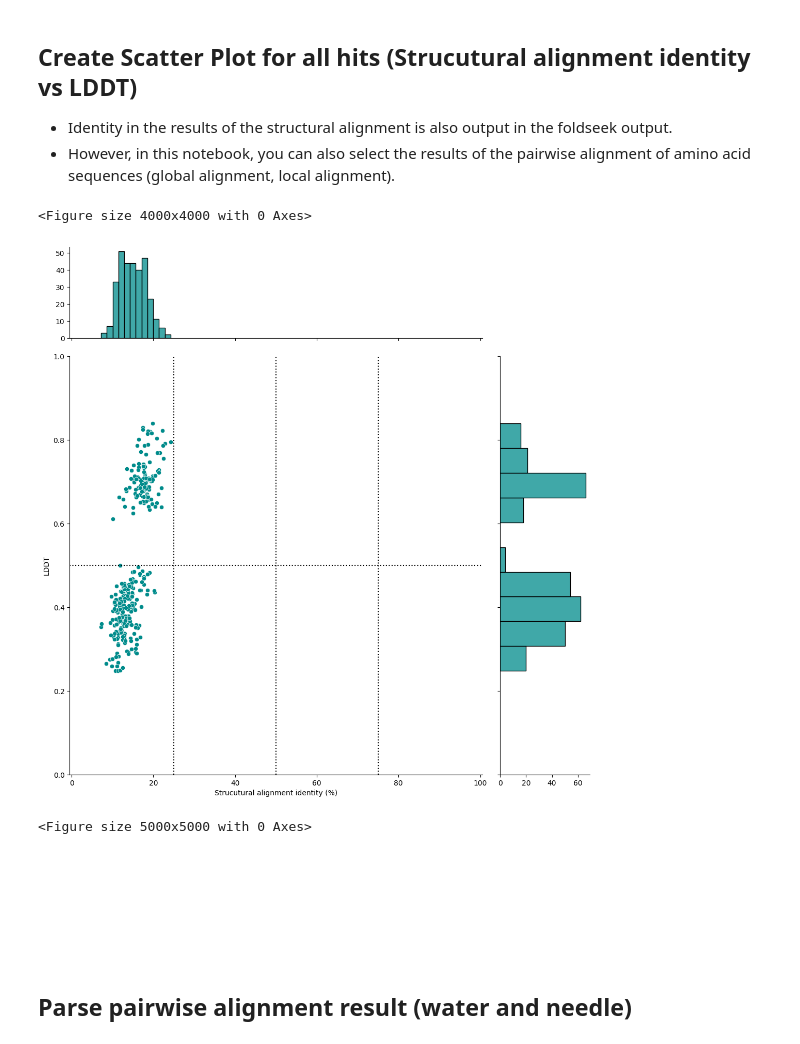
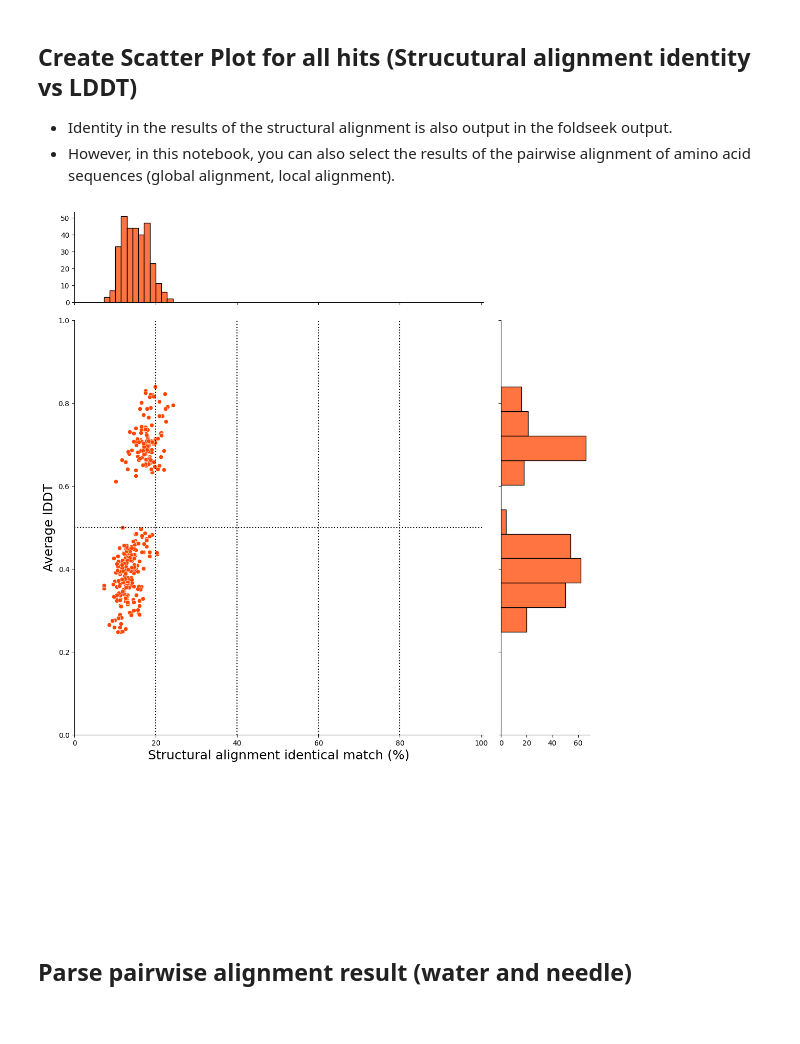
Before and after one commit to yonesora56/plant2human, a Jupyter notebook: notebooks/foldseek_result_parse.ipynb, the cells around one changed output. Drawn from its saved outputs; the diff is of its cells as text; code cells hidden in the pictures.

```diff
--- a/notebooks/foldseek_result_parse.ipynb
+++ b/notebooks/foldseek_result_parse.ipynb
@@ -13,16 +13,19 @@ Execute Date: 250202
 # %% [markdown]
 ## Parameters for papermill
 # %%
-foldseek_result_tsv = pathlib.Path("../test/oryza_sativa_test/foldseek_os_random_9606.tsv")
-query_uniprot_idmapping_tsv = pathlib.Path("../test/oryza_sativa_test/rice_random_gene_idmapping_all.tsv")
-water_result_dir_path = pathlib.Path("../test/oryza_sativa_test/result_water")
-needle_result_dir_path = pathlib.Path("../test/oryza_sativa_test/result_needle")
-query_gene_list_tsv_path = pathlib.Path("../test/oryza_sativa_test/rice_random_gene_idmapping_all.tsv")
-togoid_convert_tsv_path = pathlib.Path("../test/oryza_sativa_test/foldseek_hit_species_togoid_convert.tsv")
+foldseek_result_tsv = pathlib.Path("../test/oryza_sativa_test_202509/foldseek_os_random_9606.tsv")
+query_uniprot_idmapping_tsv = pathlib.Path("../test/oryza_sativa_test_202509/rice_random_gene_idmapping_all.tsv")
+water_result_dir_path = pathlib.Path("../test/oryza_sativa_test_202509/result_water")
+needle_result_dir_path = pathlib.Path("../test/oryza_sativa_test_202509/result_needle")
+query_gene_list_tsv_path = pathlib.Path("../test/oryza_sativa_test_202509/oryza_sativa_random_gene_list.tsv")
+togoid_convert_tsv_path = pathlib.Path("../test/oryza_sativa_test_202509/foldseek_hit_species_togoid_convert.tsv")
 # %%
 foldseek_result_df = pl.read_csv(
     foldseek_result_tsv,
     separator='\t'
+).with_columns(
+    (pl.col("UniProt Accession").str.extract(r"AF-(.*?)-F1", 1).alias("UniProt Accession")), # "?" means non-greedy
+    (pl.col("foldseek hit").str.extract(r"AF-(.*?)-F1", 1).alias("foldseek hit"))
 )
 
 foldseek_result = pl.read_csv(
@@ -61,40 +64,38 @@ shape: (311, 30)
 - Identity in the results of the structural alignment is also output in the foldseek output.
 - However, in this notebook, you can also select the results of the pairwise alignment of amino acid sequences (global alignment, local alignment).
 # %%
-foldseek_result_pd = foldseek_result.to_pandas()
-plt.figure(figsize=(8, 8), dpi=500)
-
+foldseek_filter_viz = foldseek_result.to_pandas()
 sns.jointplot(
-    data=foldseek_result_pd,
-    x="pident", # Strucutural alignment identity (%)
+    data=foldseek_filter_viz,
+    x="pident", # structural alignment identical match from foldseek result
     y="lddt",
-    color="darkcyan",
+    color="orangered",
     height=11,
     ratio=4,
     marginal_ticks=True
 )
 
+plt.xlim(0,100.5)
+plt.ylim(0,1)
+plt.xlabel("Structural alignment identical match (%)", fontsize=18)
+plt.ylabel("Average lDDT", fontsize=18) # see foldseek github https://github.com/steineggerlab/foldseek?tab=readme-ov-file#output-search
+plt.axvline(x=20, color="black", linestyle=":")
+plt.axvline(x=40, color="black", linestyle=":")
+plt.axvline(x=60, color="black", linestyle=":")
+plt.axvline(x=80, color="black", linestyle=":")
+plt.axhline(y=0.5, color="black", linestyle=":")
 
-plt.xlim(-0.5,100.5)
-plt.ylim(0,1)
-plt.xlabel("Strucutural alignment identity (%)")
-plt.ylabel("LDDT")
-plt.axvline(x=25, color="black", linestyle=":")
-plt.axvline(x=50, color="black", linestyle=":")
-plt.axvline(x=75, color="black", linestyle=":")
-plt.axhline(y=0.5, color="black", linestyle=":")
-plt.figure(figsize=(10, 10), dpi=500)
 plt.show()
 # %% [output]
-<Figure size 4000x4000 with 0 Axes>
-[figure, old version]
+[figure, new version]
-<Figure size 5000x5000 with 0 Axes>
 # %% [markdown]
 &nbsp;
 
 &nbsp;
 
 &nbsp;
+
+&nbsp;
 # %% [markdown]
 ## Parse pairwise alignment result (water and needle)
 # %%
```
Also changed, not shown: parts of 40 cells of this notebook, 3 other files.
